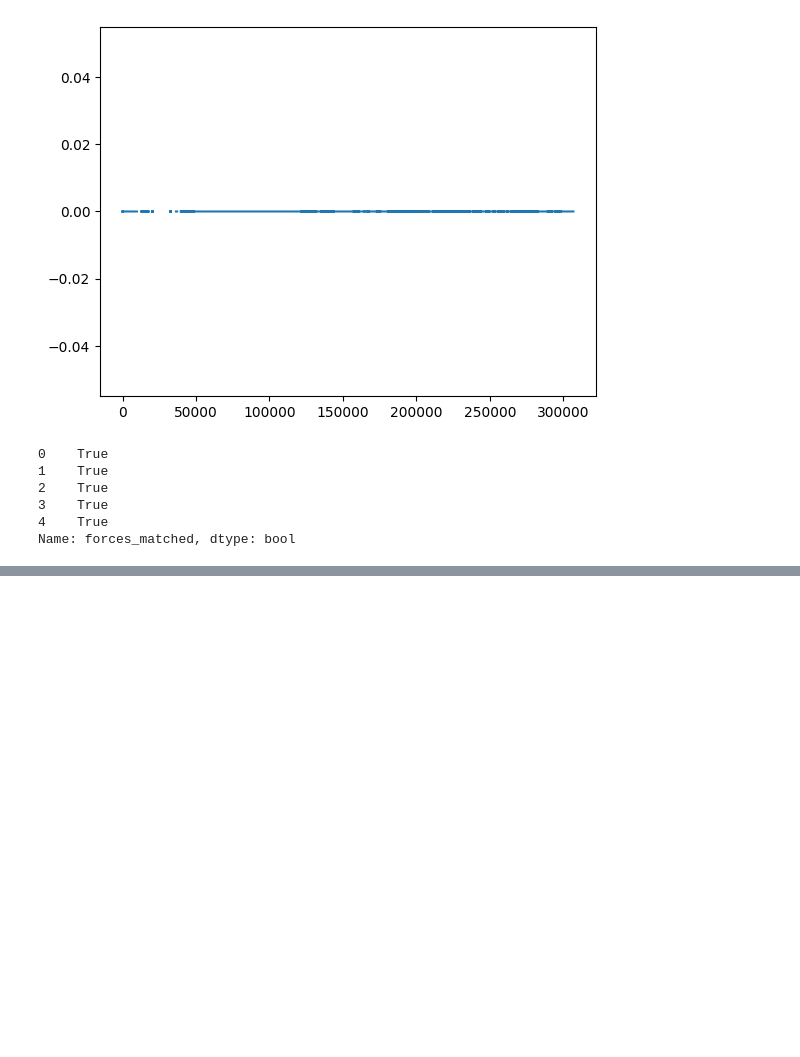
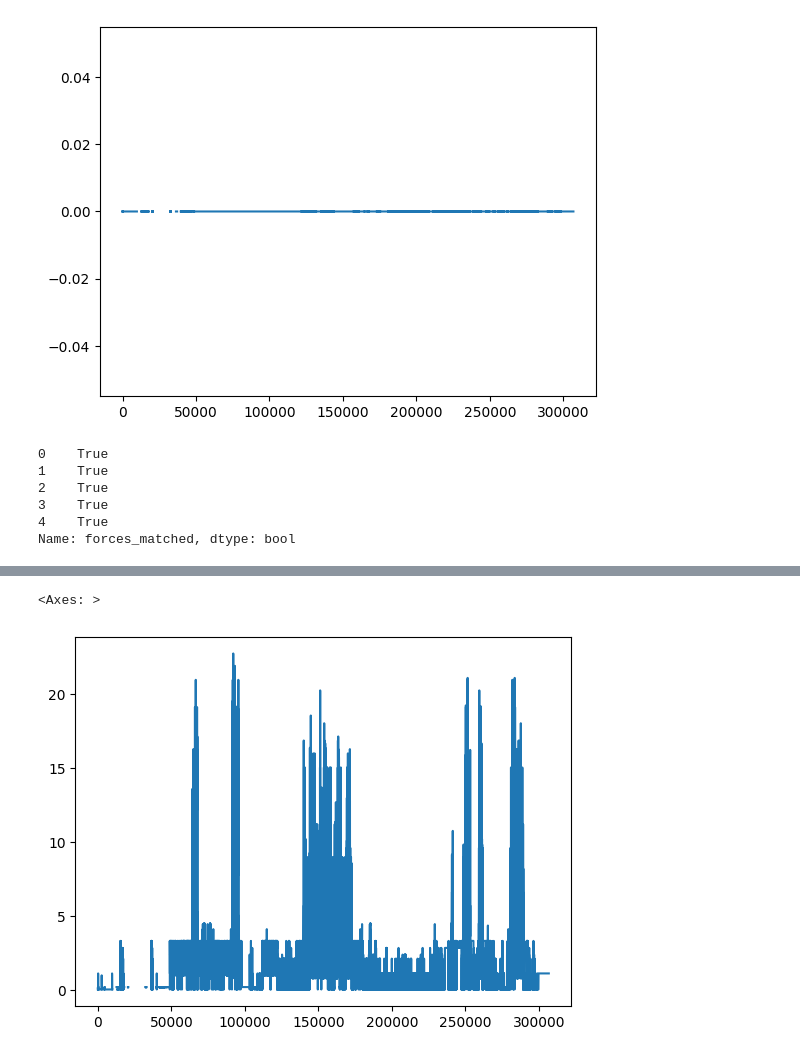
Before and after one commit to BaharakQaderi/field-data-pipeline, a Jupyter notebook: notebooks/EDA.ipynb, the cells around one changed output, grey strips where cells are left out. Saved outputs shown, nothing was run; the diff lists cells and outputs as text; code cells hidden in the pictures; blank space fills up the shorter version.

```diff
--- a/notebooks/EDA.ipynb
+++ b/notebooks/EDA.ipynb
@@ -96,0 +97,9 @@ merged_df_17.FLIGHT_SEGMENT_loadcells_force.plot()
+# %%
+process_16 = pd.read_csv('../outputs/processed_merged_flight_data_2025-07-16.csv')
+
+process_17 = pd.read_csv('../outputs/processed_merged_flight_data_2025-07-17.csv')
+
+process_16['5th_line_kg'].plot()
+# %% [output]
+<Axes: >
+[figure, added]
```
Also changed, not shown: parts of 7 cells of this notebook, 2 other files.
